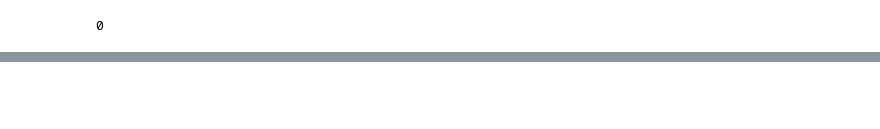
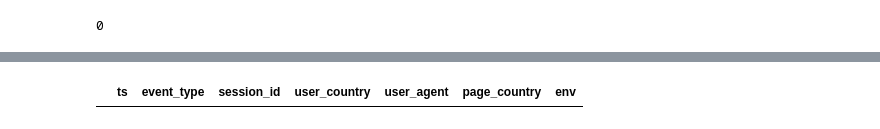
Before and after one commit to akisgazepidis/Data_Pipeline_Optimization, a Jupyter notebook: notebooks/EDA.ipynb, the cells around one changed output, grey strips where cells are left out. Drawn from its saved outputs; the diff is of its cells as text; code cells hidden in the pictures; blank space fills up the shorter version.

Commit message:
Add final chanmges to etl in data_pipeline

```diff
--- a/notebooks/EDA.ipynb
+++ b/notebooks/EDA.ipynb
@@ -479,2 +477,0 @@ df
-# %%
-df = pd.read_json('../files/json/homelike_assignment_data.json', lines=True)
@@ -496,0 +478,4 @@ df
+# %%
+df[df.session_id.isnull()]
+# %% [output]
+|  | ts | event_type | session_id | user_country | user_agent | page_country | env |
```
Also changed, not shown: parts of 24 cells of this notebook, 2 other files.
